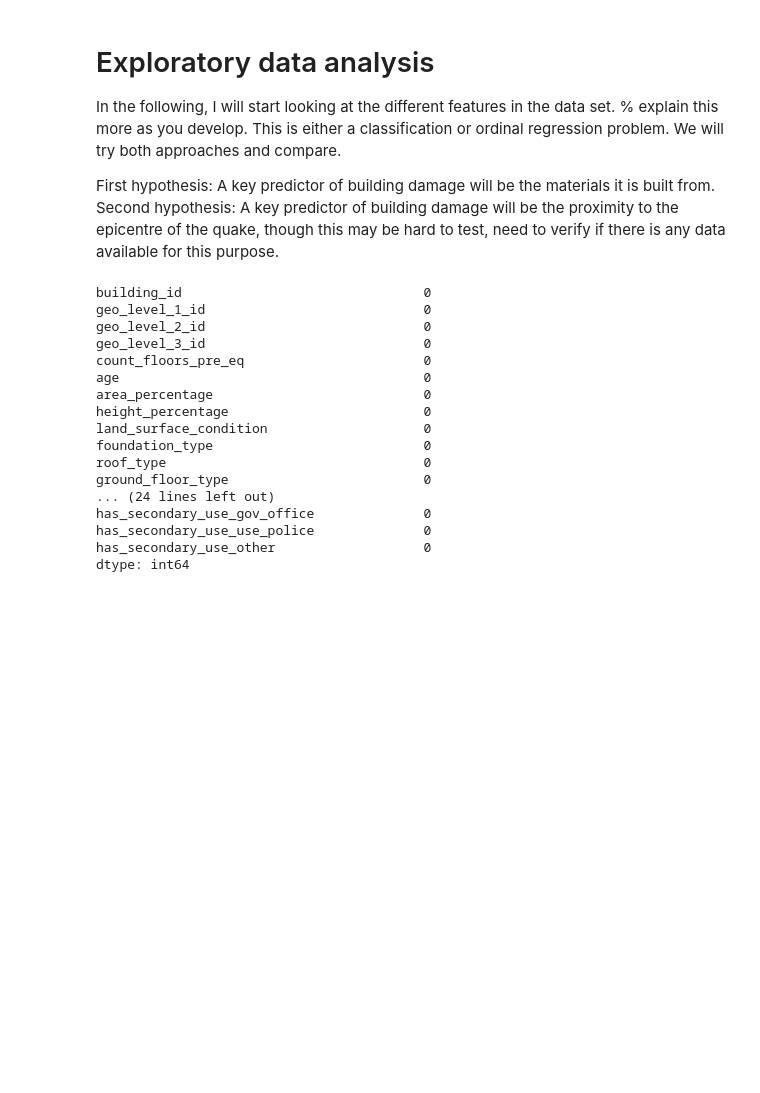
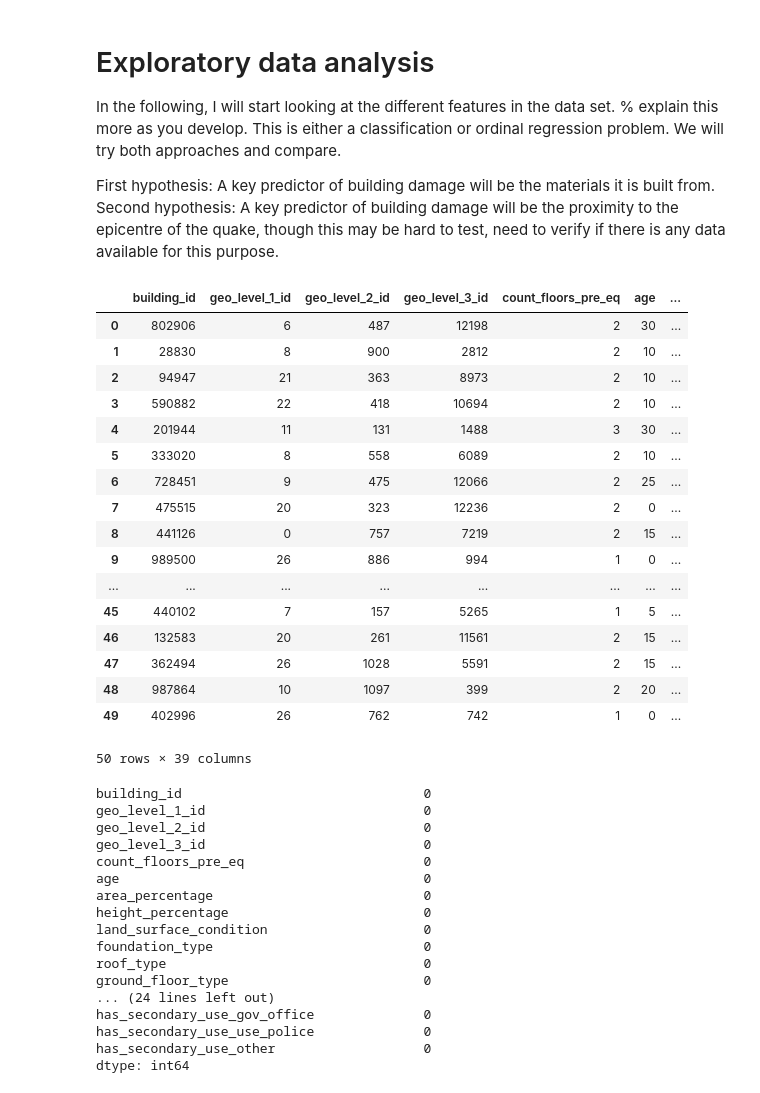
Before and after one commit to Luke45668/Richter_Predictor_Modeling_Earthquake_Damage, a Jupyter notebook: notebooks/Exploratory_data_analysis.ipynb, the cells around one changed output. Saved outputs shown, nothing was run; the diff lists cells and outputs as text; code cells hidden in the pictures; blank space fills up the shorter version.

```diff
--- a/notebooks/Exploratory_data_analysis.ipynb
+++ b/notebooks/Exploratory_data_analysis.ipynb
@@ -9,20 +9,36 @@ Second hypothesis: A key predictor of building damage will be the proximity to t
 # %%
 # import libraries
 import numpy as np
 import matplotlib.pyplot as plt
 import seaborn as sns
 import pandas as pd
-plt.rcParams.update({
-    "text.usetex": True,
-    "font.family": "serif",
-    "font.serif": ["Computer Modern Roman"],
-})
+
 
 # import training data
 path_to_train="/Users/luke_dev/Documents/data_science_projects/Richter_Predictor_Modeling_Earthquake_Damage/data/train_values.csv"
 path_to_train_labels="/Users/luke_dev/Documents/data_science_projects/Richter_Predictor_Modeling_Earthquake_Damage/data/train_labels.csv"
 train_data_raw=pd.read_csv(path_to_train)
 train_data_labels=pd.read_csv(path_to_train_labels) # true results of damage grading
+train_data_raw.head(50)
+# %% [output]
+|  | building_id | geo_level_1_id | geo_level_2_id | geo_level_3_id | count_floors_pre_eq | age | ... |
+| 0 | 802906 | 6 | 487 | 12198 | 2 | 30 | ... |
+| 1 | 28830 | 8 | 900 | 2812 | 2 | 10 | ... |
+| 2 | 94947 | 21 | 363 | 8973 | 2 | 10 | ... |
+| 3 | 590882 | 22 | 418 | 10694 | 2 | 10 | ... |
+| 4 | 201944 | 11 | 131 | 1488 | 3 | 30 | ... |
+| 5 | 333020 | 8 | 558 | 6089 | 2 | 10 | ... |
+| 6 | 728451 | 9 | 475 | 12066 | 2 | 25 | ... |
+| 7 | 475515 | 20 | 323 | 12236 | 2 | 0 | ... |
+| 8 | 441126 | 0 | 757 | 7219 | 2 | 15 | ... |
+| 9 | 989500 | 26 | 886 | 994 | 1 | 0 | ... |
+| ... | ... | ... | ... | ... | ... | ... | ... |
+| 45 | 440102 | 7 | 157 | 5265 | 1 | 5 | ... |
+| 46 | 132583 | 20 | 261 | 11561 | 2 | 15 | ... |
+| 47 | 362494 | 26 | 1028 | 5591 | 2 | 15 | ... |
+| 48 | 987864 | 10 | 1097 | 399 | 2 | 20 | ... |
+| 49 | 402996 | 26 | 762 | 742 | 1 | 0 | ... |
+50 rows × 39 columns
 # %%
 # data cleaning
 # checking for missing values in each feature
```
Also changed, not shown: parts of 5 cells of this notebook.
